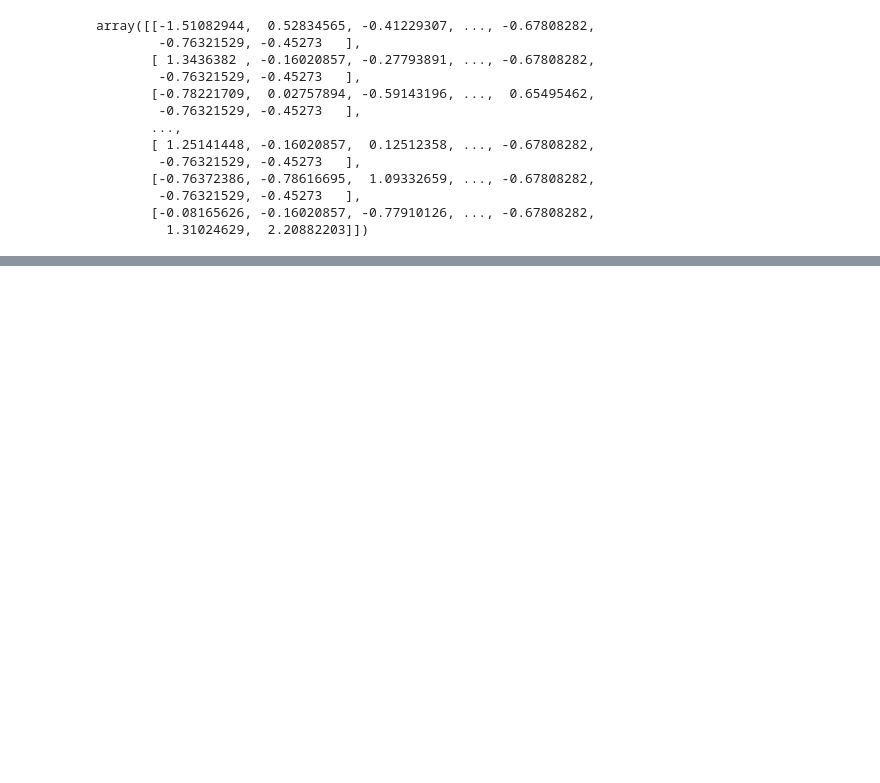
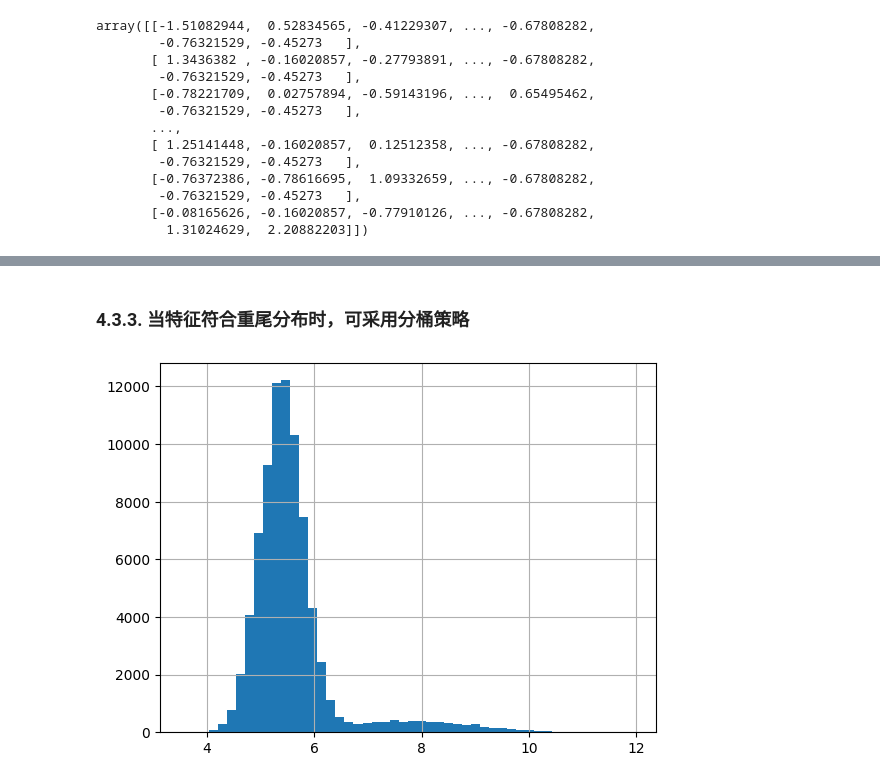
Before and after one commit to machao318927/Hands-On-Machine-Learning, a Jupyter notebook: my-study/02_new_data_for_ML.ipynb, the cells around one changed output, grey strips where cells are left out. Drawn from its saved outputs; the diff is of its cells as text; code cells hidden in the pictures; blank space fills up the shorter version.

```diff
--- a/my-study/02_new_data_for_ML.ipynb
+++ b/my-study/02_new_data_for_ML.ipynb
@@ -661,0 +675,8 @@ array([[-1.51082944,  0.52834565, -0.41229307, ..., -0.67808282,
+# %% [markdown]
+### 4.3.3. 当特征符合重尾分布时，可采用分桶策略
+# %%
+# hba1c大致符合幂律分布，即典型重尾分布
+medical["hba1c"].hist(bins=50)
+plt.show()
+# %% [output]
+[figure, added]
```
Also changed, not shown: parts of 25 cells of this notebook, 1 other file.
